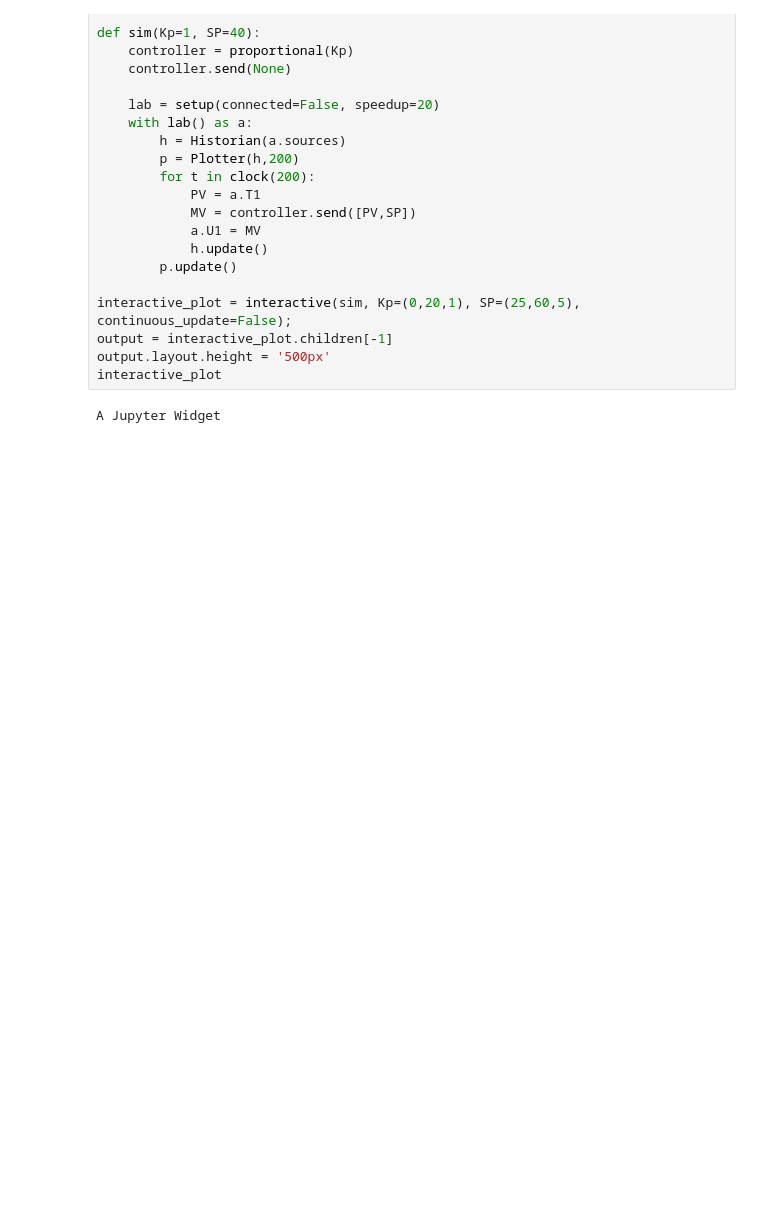
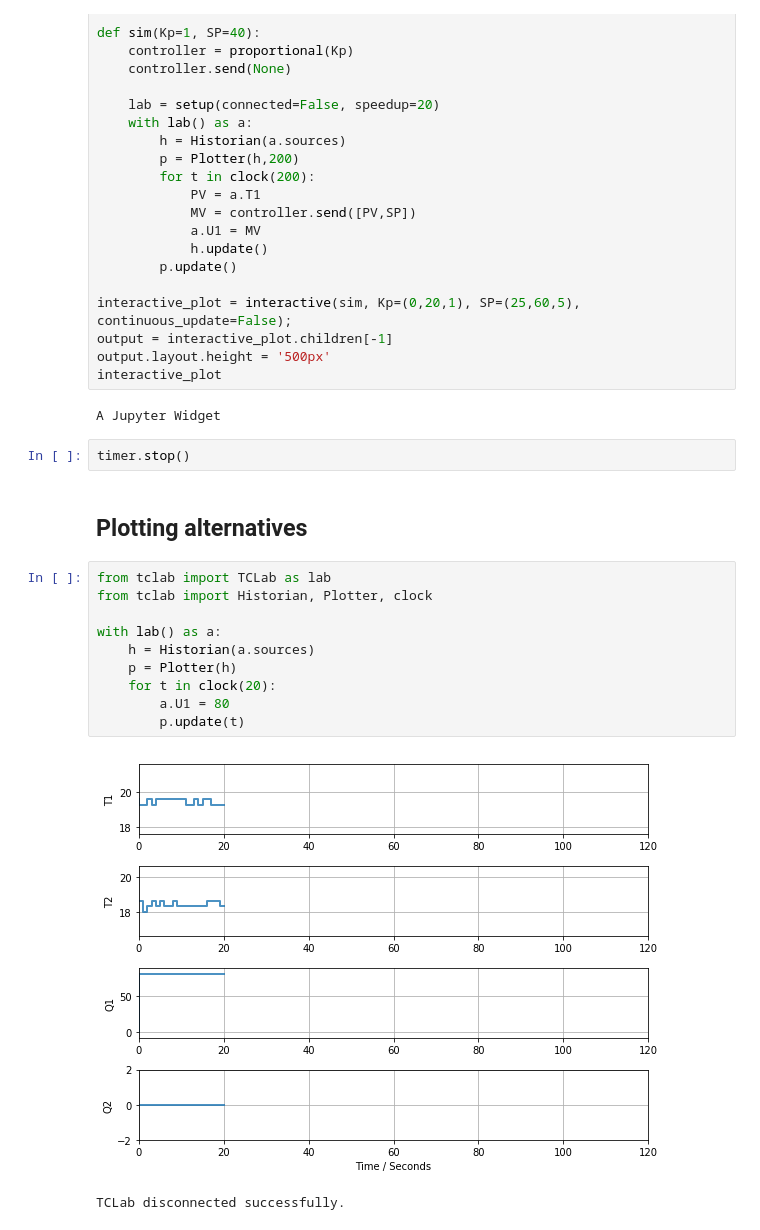
Before and after one commit to jckantor/TCLab, a Jupyter notebook: notebooks/Testing.ipynb, the cells around one changed output. Drawn from its saved outputs; the diff is of its cells as text; blank space fills up the shorter version.

```diff
--- a/notebooks/Testing.ipynb
+++ b/notebooks/Testing.ipynb
@@ -126,3 +172,20 @@ output.layout.height = '500px'
 interactive_plot
 # %% [output]
 A Jupyter Widget
+# %%
+timer.stop()
+# %% [markdown]
+## Plotting alternatives
+# %%
+from tclab import TCLab as lab
+from tclab import Historian, Plotter, clock
+
+with lab() as a:
+    h = Historian(a.sources)
+    p = Plotter(h)
+    for t in clock(20):
+        a.U1 = 80
+        p.update(t)
+# %% [output]
+[figure, added]
+TCLab disconnected successfully.
```
Also changed, not shown: parts of 9 cells of this notebook, 3 other files.
